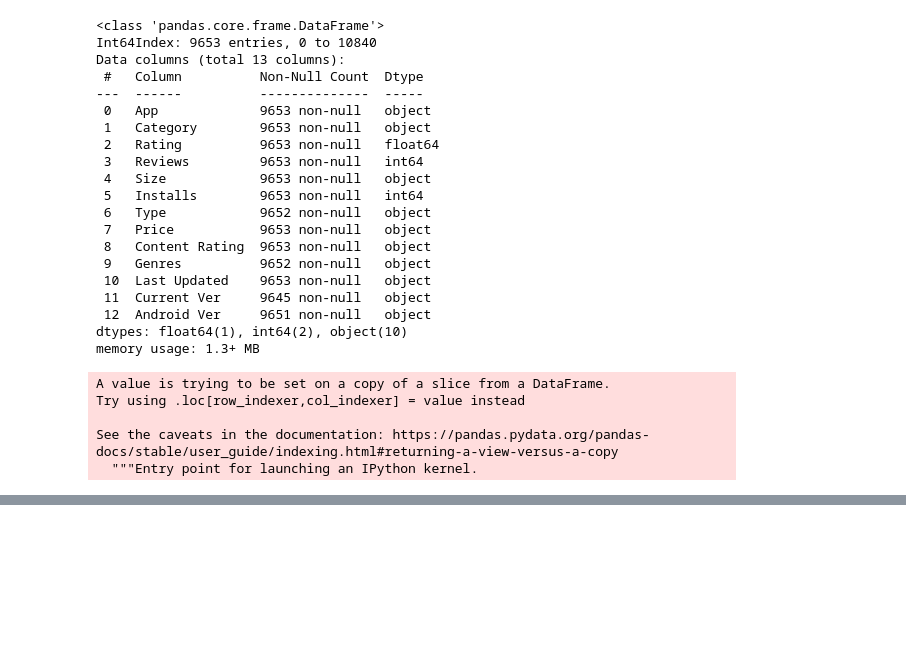
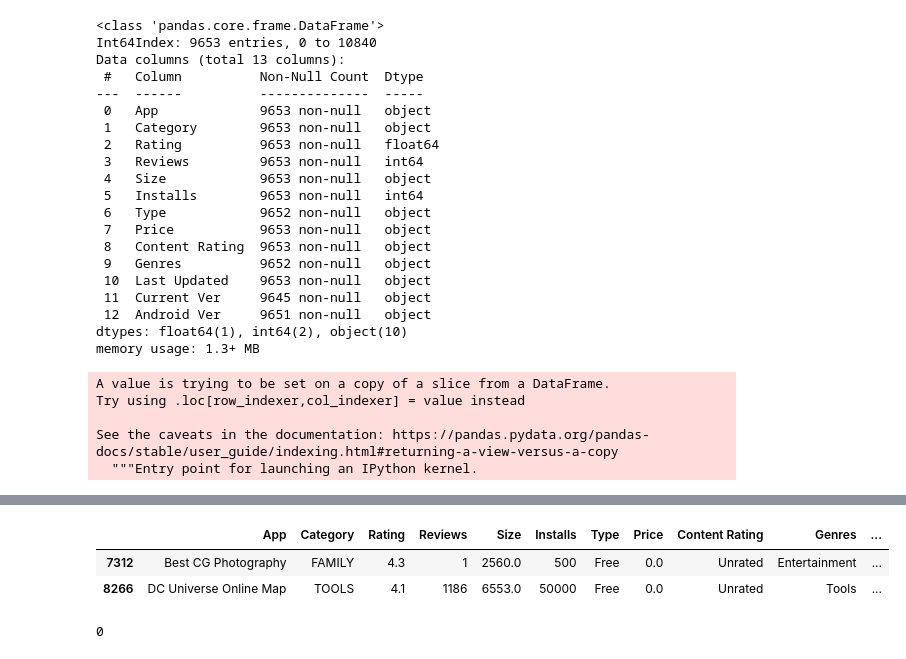
Before and after one commit to Ashif-khan033/Play-Store-Apps-Review-Analysis-EDA, a Jupyter notebook: Ashif_Play_Store_App_Review_Analysis_Capstone_Project.ipynb, the cells around one changed output, grey strips where cells are left out. Drawn from its saved outputs; the diff is of its cells as text; code cells hidden in the pictures; blank space fills up the shorter version.

```diff
--- a/Ashif_Play_Store_App_Review_Analysis_Capstone_Project.ipynb
+++ b/Ashif_Play_Store_App_Review_Analysis_Capstone_Project.ipynb
@@ -505,0 +621,2 @@ See the caveats in the documentation: https://pandas.pydata.org/pandas-docs/stab
+# %%
+playstore_df3['Size']=playstore_df3['Size'].astype('float')
@@ -505,0 +629,2 @@ See the caveats in the documentation: https://pandas.pydata.org/pandas-docs/stab
+# %%
+playstore_df3['Size'].replace([np.nan], playstore_df3['Size'].median(), inplace=True)
@@ -505,0 +658,3 @@ See the caveats in the documentation: https://pandas.pydata.org/pandas-docs/stab
+# %%
+playstore_df3['Price'] = playstore_df3['Price'].astype('float64')
+playstore_df2['Price'].dtype
@@ -505,0 +668,3 @@ See the caveats in the documentation: https://pandas.pydata.org/pandas-docs/stab
+# %%
+playstore_df3['Price'] = playstore_df3['Price'].apply(pd.to_numeric, errors='coerce')
+playstore_df2['Price'].dtype
@@ -505,0 +690,10 @@ See the caveats in the documentation: https://pandas.pydata.org/pandas-docs/stab
+# %%
+playstore_df3[playstore_df3['Content Rating'] == 'Unrated']
+# %% [output]
+|  | App | Category | Rating | Reviews | Size | Installs | Type | Price | Content Rating | Genres | ... |
+| 7312 | Best CG Photography | FAMILY | 4.3 | 1 | 2560.0 | 500 | Free | 0.0 | Unrated | Entertainment | ... |
+| 8266 | DC Universe Online Map | TOOLS | 4.1 | 1186 | 6553.0 | 50000 | Free | 0.0 | Unrated | Tools | ... |
+# %%
+playstore_df3['Content Rating'].isnull().sum()
+# %% [output]
+0
```
Also changed, not shown: parts of 18 cells of this notebook.
